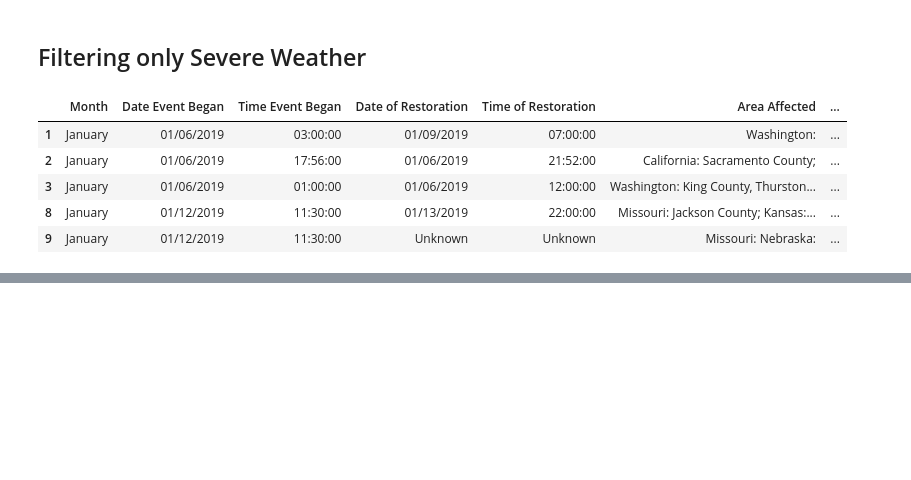
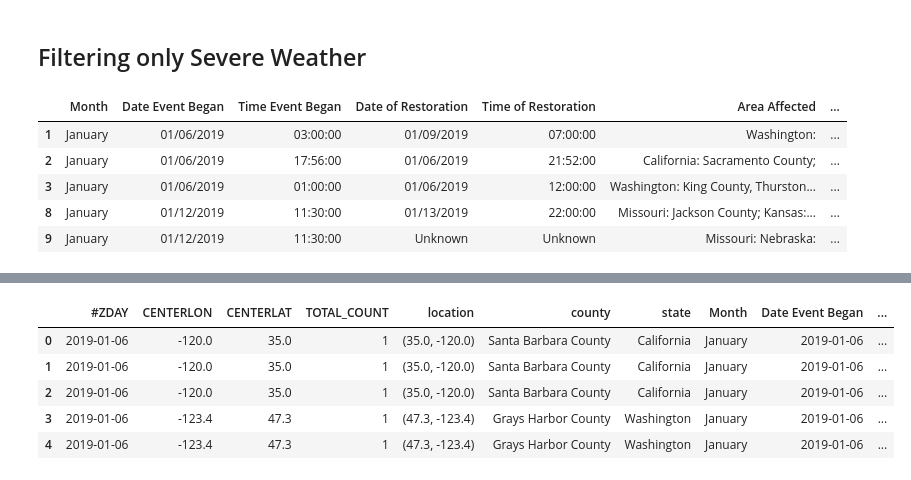
Before and after one commit to amourayuba/Power-Outage-Prediction, a Jupyter notebook: codes/Weather_Outage_Merge_Attempt_junaid.ipynb, the cells around one changed output, grey strips where cells are left out. Cells and saved outputs as stored; diff of their text form; code cells hidden in the pictures; blank space fills up the shorter version.

```diff
--- a/codes/Weather_Outage_Merge_Attempt_junaid.ipynb
+++ b/codes/Weather_Outage_Merge_Attempt_junaid.ipynb
@@ -75,0 +149,9 @@ sev_weather_power_2019.head()
+# %%
+merged_df.head()
+# %% [output]
+|  | #ZDAY | CENTERLON | CENTERLAT | TOTAL_COUNT | location | county | state | Month | Date Event Began | ... |
+| 0 | 2019-01-06 | -120.0 | 35.0 | 1 | (35.0, -120.0) | Santa Barbara County | California | January | 2019-01-06 | ... |
+| 1 | 2019-01-06 | -120.0 | 35.0 | 1 | (35.0, -120.0) | Santa Barbara County | California | January | 2019-01-06 | ... |
+| 2 | 2019-01-06 | -120.0 | 35.0 | 1 | (35.0, -120.0) | Santa Barbara County | California | January | 2019-01-06 | ... |
+| 3 | 2019-01-06 | -123.4 | 47.3 | 1 | (47.3, -123.4) | Grays Harbor County | Washington | January | 2019-01-06 | ... |
+| 4 | 2019-01-06 | -123.4 | 47.3 | 1 | (47.3, -123.4) | Grays Harbor County | Washington | January | 2019-01-06 | ... |
```
Also changed, not shown: parts of 16 cells of this notebook, 1 other file.
